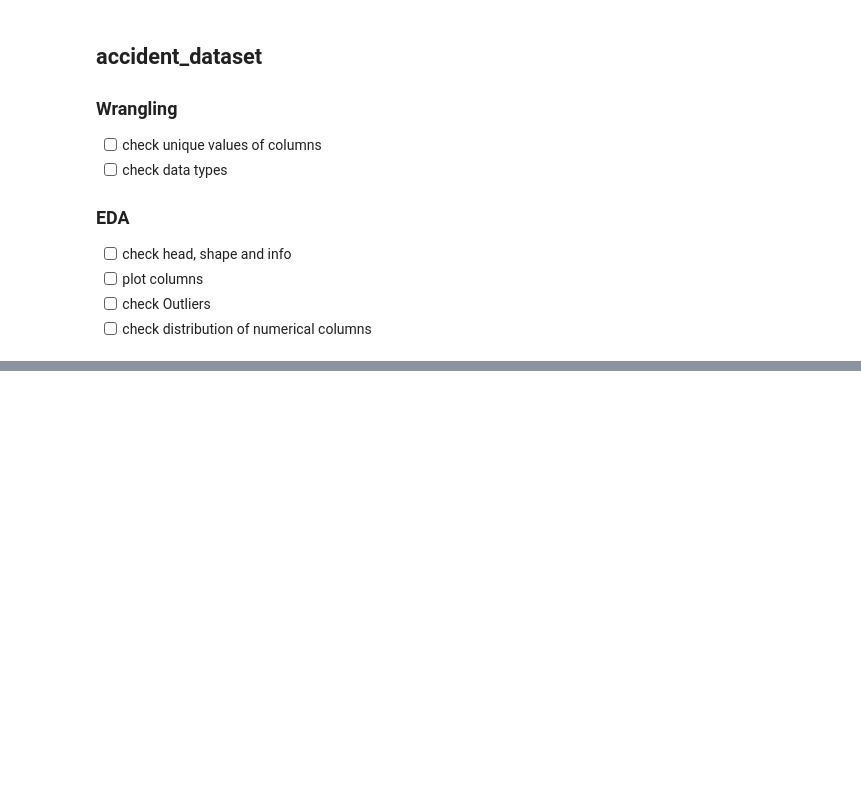
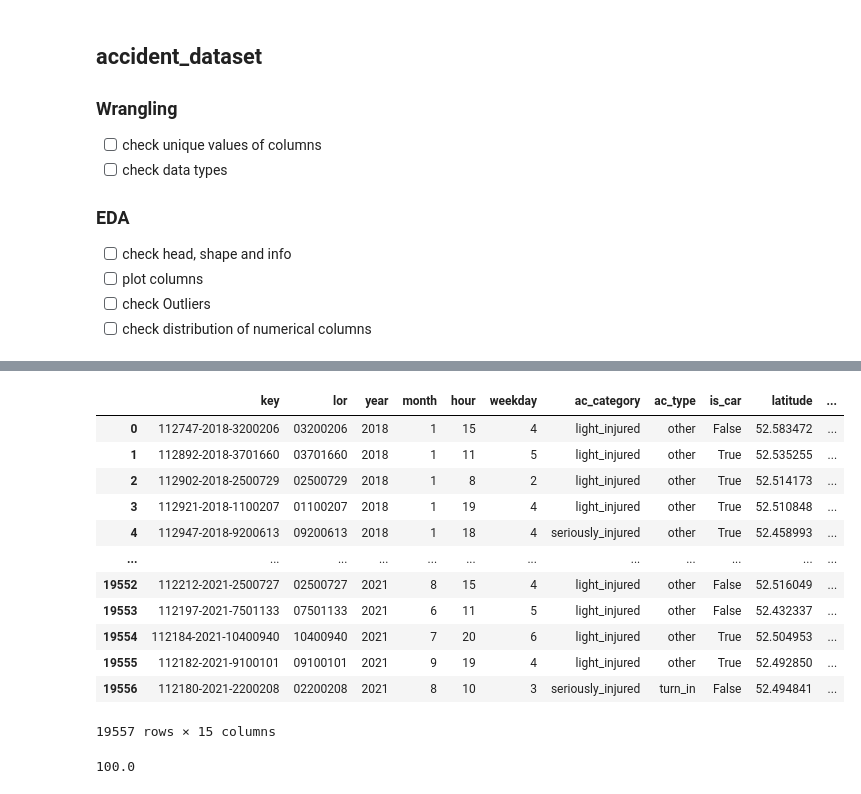
Before and after one commit to domenicsawatzki/IH_project_mid-term, a Jupyter notebook: src/data_wrangling_and_eda.ipynb, the cells around one changed output, grey strips where cells are left out. Drawn from its saved outputs; the diff is of its cells as text; code cells hidden in the pictures; blank space fills up the shorter version.

Commit message:
clean accident data and population data

```diff
--- a/src/data_wrangling_and_eda.ipynb
+++ b/src/data_wrangling_and_eda.ipynb
@@ -103,0 +196,30 @@ pr.plot_discrete_var(plot_df)
+# %%
+final_df
+
+
+def fill_new_lor_values(row):
+    if row['lor'] == 0:
+        return row['new_lor']
+    else:
+        return row['lor']
+
+
+final_df['lor'] = final_df.apply(fill_new_lor_values, axis =1)
+final_df
+
+final_df = final_df.drop(columns = ['old_lor', 'new_lor'])
+final_df
+# %% [output]
+|  | key | lor | year | month | hour | weekday | ac_category | ac_type | is_car | latitude | ... |
+| 0 | 112747-2018-3200206 | 03200206 | 2018 | 1 | 15 | 4 | light_injured | other | False | 52.583472 | ... |
+| 1 | 112892-2018-3701660 | 03701660 | 2018 | 1 | 11 | 5 | light_injured | other | True | 52.535255 | ... |
+| 2 | 112902-2018-2500729 | 02500729 | 2018 | 1 | 8 | 2 | light_injured | other | True | 52.514173 | ... |
+| 3 | 112921-2018-1100207 | 01100207 | 2018 | 1 | 19 | 4 | light_injured | other | True | 52.510848 | ... |
+| 4 | 112947-2018-9200613 | 09200613 | 2018 | 1 | 18 | 4 | seriously_injured | other | True | 52.458993 | ... |
+| ... | ... | ... | ... | ... | ... | ... | ... | ... | ... | ... | ... |
+| 19552 | 112212-2021-2500727 | 02500727 | 2021 | 8 | 15 | 4 | light_injured | other | False | 52.516049 | ... |
+| 19553 | 112197-2021-7501133 | 07501133 | 2021 | 6 | 11 | 5 | light_injured | other | False | 52.432337 | ... |
+| 19554 | 112184-2021-10400940 | 10400940 | 2021 | 7 | 20 | 6 | light_injured | other | True | 52.504953 | ... |
+| 19555 | 112182-2021-9100101 | 09100101 | 2021 | 9 | 19 | 4 | light_injured | other | True | 52.492850 | ... |
+| 19556 | 112180-2021-2200208 | 02200208 | 2021 | 8 | 10 | 3 | seriously_injured | turn_in | False | 52.494841 | ... |
+19557 rows × 15 columns
@@ -103,0 +237,11 @@ pr.plot_discrete_var(plot_df)
+# %%
+test = pop_df['percentage_per_lor'].sum()
+
+print(test.round(2))
+
+pop_df
+
+pop_df.to_csv('../data/output/Tableau/final_pop_data.csv', index=False)
+pop_df.to_excel('../data/output/Tableau/final_pop_data.xlsx', index=False)
+# %% [output]
+100.0
```
Also changed, not shown: parts of 10 cells of this notebook, 24 other files.
